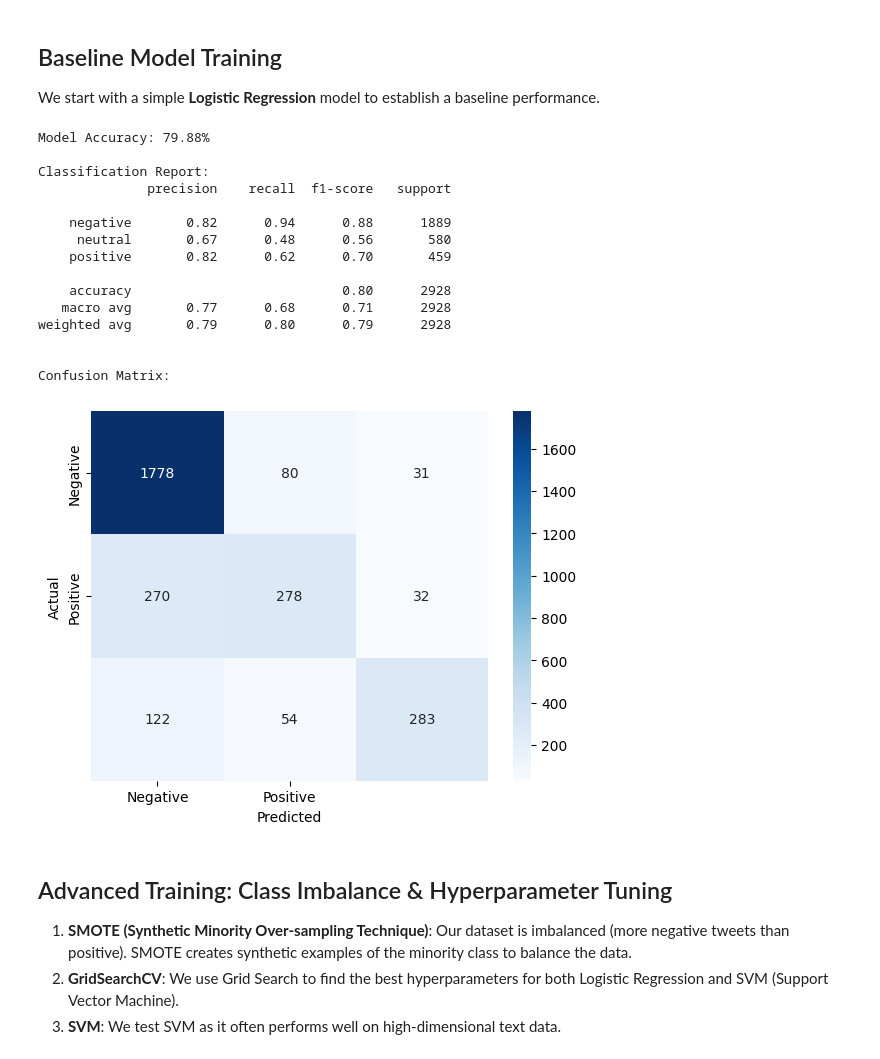
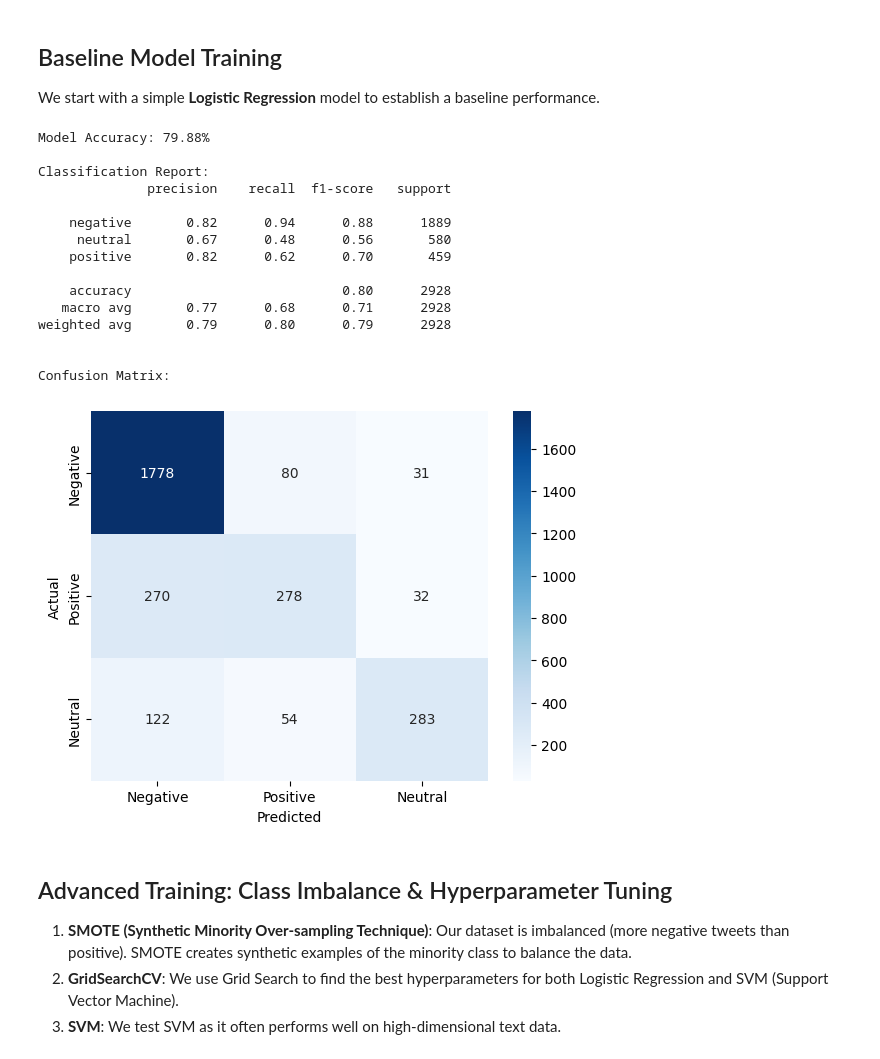
Before and after one commit to ExodiaPy420/tweetanalysispythonbackend, a Jupyter notebook: model_training.ipynb, the cells around one changed output. Saved outputs shown, nothing was run; the diff lists cells and outputs as text; code cells hidden in the pictures.

```diff
--- a/model_training.ipynb
+++ b/model_training.ipynb
@@ -208,35 +208,35 @@ y_pred = model.predict(X_test_tfidf)
 accuracy = accuracy_score(y_test, y_pred)
 print(f"Model Accuracy: {accuracy * 100:.2f}%")
 
 # classification report
 print("\nClassification Report:")
 print(classification_report(y_test, y_pred))
 
 #  Confusion Matrix
 print("\nConfusion Matrix:")
 cm = confusion_matrix(y_test, y_pred)
 sns.heatmap(cm, annot=True, fmt='d', cmap='Blues',
-            xticklabels=['Negative', 'Positive'], yticklabels=['Negative', 'Positive'])
+            xticklabels=['Negative', 'Positive', 'Neutral'], yticklabels=['Negative', 'Positive', 'Neutral'])
 plt.xlabel('Predicted')
 plt.ylabel('Actual')
 plt.show()
 # %% [output]
 Model Accuracy: 79.88%
 
 Classification Report:
               precision    recall  f1-score   support
 
     negative       0.82      0.94      0.88      1889
      neutral       0.67      0.48      0.56       580
     positive       0.82      0.62      0.70       459
 
     accuracy                           0.80      2928
    macro avg       0.77      0.68      0.71      2928
 weighted avg       0.79      0.80      0.79      2928
 
 
 Confusion Matrix:
-[figure, old version]
+[figure, new version]
 # %% [markdown]
 ## Advanced Training: Class Imbalance & Hyperparameter Tuning
 
```
Also changed, not shown: parts of 7 cells of this notebook, 5 other files.
